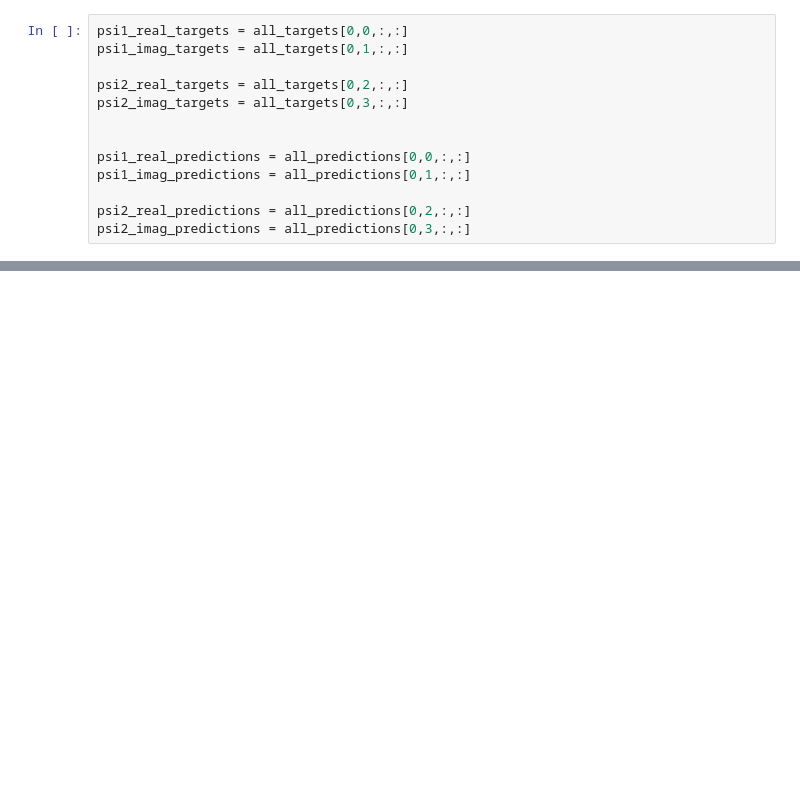
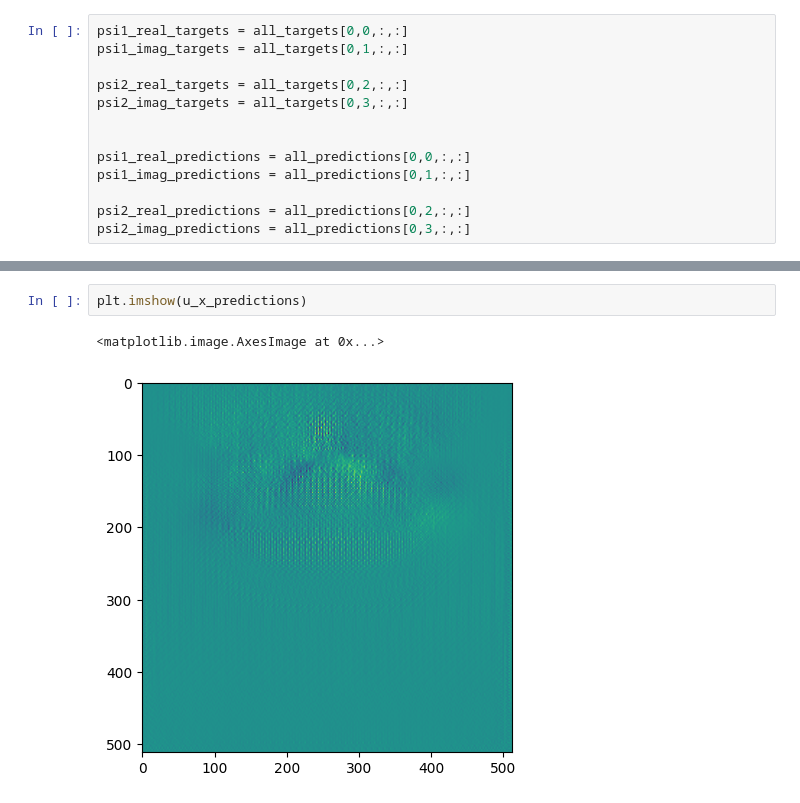
Before and after one commit to jackyvava/SR_waveFunction, a Jupyter notebook: code_1108.ipynb, the cells around one changed output, grey strips where cells are left out. Cells and saved outputs as stored; diff of their text form; blank space fills up the shorter version.

```diff
--- a/code_1108.ipynb
+++ b/code_1108.ipynb
@@ -581,0 +552,5 @@ psi2_imag_predictions = all_predictions[0,3,:,:]
+# %%
+plt.imshow(u_x_predictions)
+# %% [output]
+<matplotlib.image.AxesImage at 0x...>
+[figure, added]
```
Also changed, not shown: parts of 18 cells of this notebook, 1 other file.
